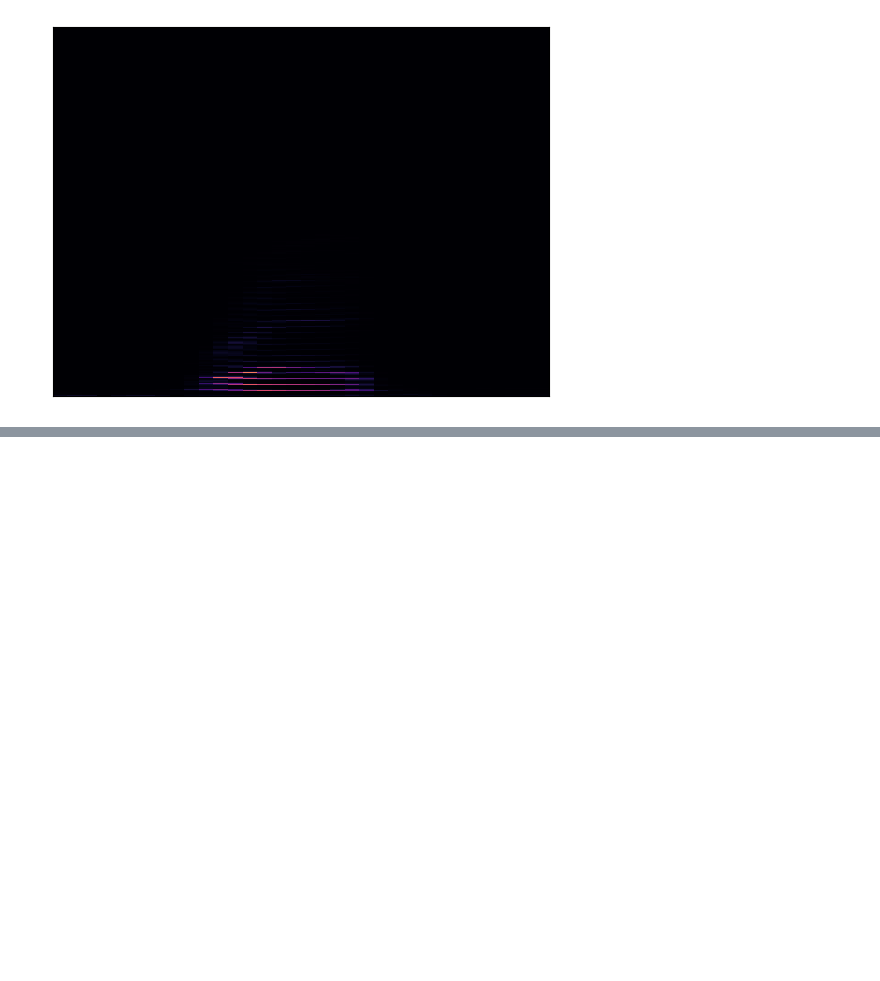
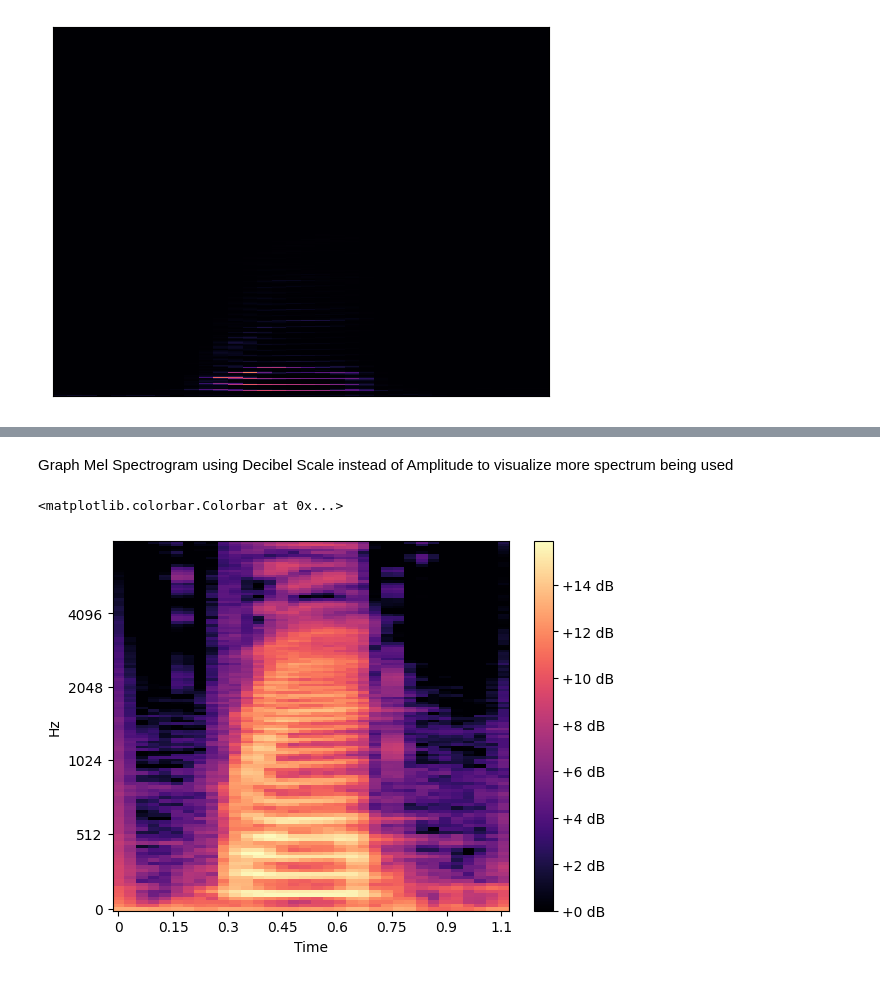
Before and after one commit to teleplayer123/audio_recognition, a Jupyter notebook: transfer_learning.ipynb, the cells around one changed output, grey strips where cells are left out. Saved outputs shown, nothing was run; the diff lists cells and outputs as text; code cells hidden in the pictures; blank space fills up the shorter version.

```diff
--- a/transfer_learning.ipynb
+++ b/transfer_learning.ipynb
@@ -99,0 +108,9 @@ mel_spec = librosa.feature.melspectrogram(S=spec_mag, sr=16000)
+# %% [markdown]
+Graph Mel Spectrogram using Decibel Scale instead of Amplitude to visualize more spectrum being used
+# %%
+mel_spec = librosa.amplitude_to_db(mel_spec, ref=np.min)
+librosa.display.specshow(mel_spec, sr=16000, x_axis="time", y_axis="mel")
+plt.colorbar(format="%+2.0f dB")
+# %% [output]
+<matplotlib.colorbar.Colorbar at 0x...>
+[figure, added]
```
Also changed, not shown: parts of 3 cells of this notebook.
